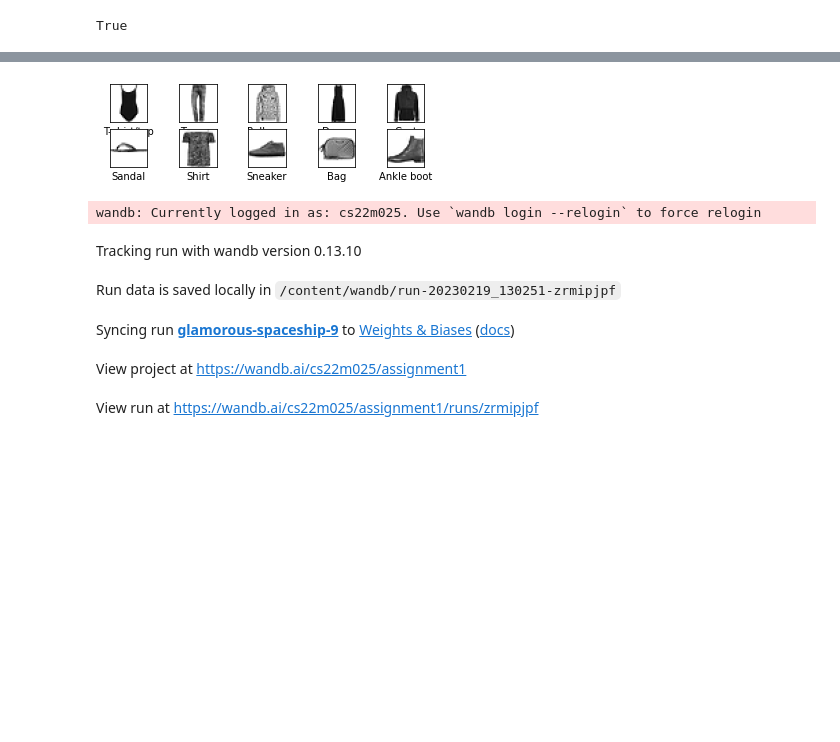
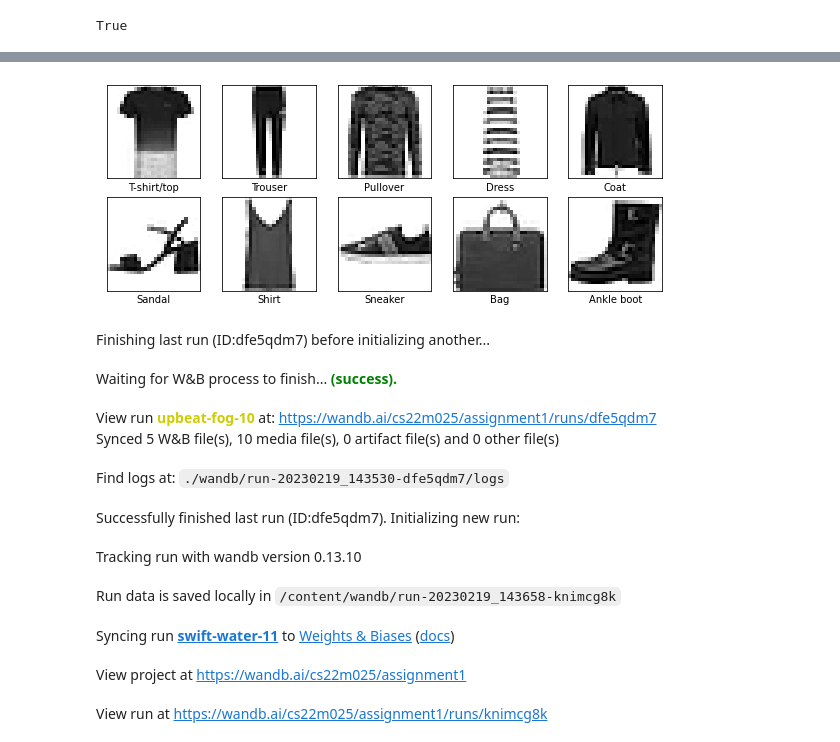
Before and after one commit to ayanasatheesh/cs6910_assignment1, a Jupyter notebook: Untitled18.ipynb, the cells around one changed output, grey strips where cells are left out. Drawn from its saved outputs; the diff is of its cells as text; code cells hidden in the pictures; blank space fills up the shorter version.

```diff
--- a/Untitled18.ipynb
+++ b/Untitled18.ipynb
@@ -49,36 +49,43 @@ class_names = ['T-shirt/top', 'Trouser', 'Pullover', 'Dress', 'Coat',
 
 import random
 import matplotlib.pyplot as plt
+from matplotlib.pyplot import figure
 
 
-ans = [-1 for i in range(10)]
-count=0
-while 1:
-  i=random.randint(0,len(Y_train)-1)
-  if (ans[Y_train[i]])==-1:
-    ans[Y_train[i]]=i
-    count+=1
-  if count==10:
-    break
+def display_sampleimage():
+    ans = [-1 for i in range(10)]
+    count=0
+    while 1:
+      i=random.randint(0,len(Y_train)-1)
+      if (ans[Y_train[i]])==-1:
+        ans[Y_train[i]]=i
+        count+=1
+      if count==10:
+        break
 
-print("___________________________________________________________________")
-print("Displaying a random image from each of the classes:")
-img_list=[]
-class_list=[]
-for i in range(10):
-    plt.subplot(5,5,i+1)
-    plt.xticks([])
-    plt.yticks([])
-    plt.grid(False)
-    j=ans[i]
-    plt.imshow(X_train[j], cmap=plt.cm.binary)
-    plt.xlabel(class_names[Y_train[j]])
-    img_list.append(X_train[j])
-    class_list.append(class_names[Y_train[j]])
-plt.show()
+    print("___________________________________________________________________")
+    print("Displaying a random image from each of the classes:")
+    img_list=[]
+    class_list=[]
+    figure(figsize=(10, 10))
+
+
+    for i in range(10):
+      plt.subplot(5,5,i+1)
+      plt.xticks([])
+      plt.yticks([])
+      plt.grid(False)
+      j=ans[i]
+      plt.imshow(X_train[j], cmap=plt.cm.binary)
+      plt.xlabel(class_names[Y_train[j]])
+      img_list.append(X_train[j])
+      class_list.append(class_names[Y_train[j]])
+    plt.show()
 
 
 
-run=wandb.init(project="assignment1")
-wandb.log({"Question 1": [wandb.Image(img) for img in img_list]})
+    run=wandb.init(project="assignment1")
+    wandb.log({"Question 1": [wandb.Image(img) for img in img_list]})
+
+display_sampleimage()
 # %% [output]
@@ -93,15 +92,20 @@ Downloading data from https://storage.googleapis.com/tensorflow/tf-keras-dataset
 Dataset loaded successfully!
 Dataset contains Training data of size: (60000,)
 Dataset contains Test data of size: (10000,)
 Number of classes in the dataset:10
 ___________________________________________________________________
 Displaying a random image from each of the classes:
-[figure, old version]
+[figure, new version]
-wandb: Currently logged in as: cs22m025. Use `wandb login --relogin` to force relogin
-Tracking run with wandb version 0.13.10
+Finishing last run (ID:dfe5qdm7) before initializing another...
-Run data is saved locally in /content/wandb/run-20230219_130251-zrmipjpf
+Waiting for W&B process to finish... (success).
-Syncing run glamorous-spaceship-9 to Weights & Biases (docs)
+View run upbeat-fog-10 at: https://wandb.ai/cs22m025/assignment1/runs/dfe5qdm7
+Synced 5 W&B file(s), 10 media file(s), 0 artifact file(s) and 0 other file(s)
-View project at https://wandb.ai/cs22m025/assignment1
+Find logs at: ./wandb/run-20230219_143530-dfe5qdm7/logs
-View run at https://wandb.ai/cs22m025/assignment1/runs/zrmipjpf
+Successfully finished last run (ID:dfe5qdm7). Initializing new run:
+Tracking run with wandb version 0.13.10
+Run data is saved locally in /content/wandb/run-20230219_143658-knimcg8k
+Syncing run swift-water-11 to Weights & Biases (docs)
+View project at https://wandb.ai/cs22m025/assignment1
+View run at https://wandb.ai/cs22m025/assignment1/runs/knimcg8k
 # %%
 run.finish()
```
Also changed, not shown: parts of 8 cells of this notebook.
